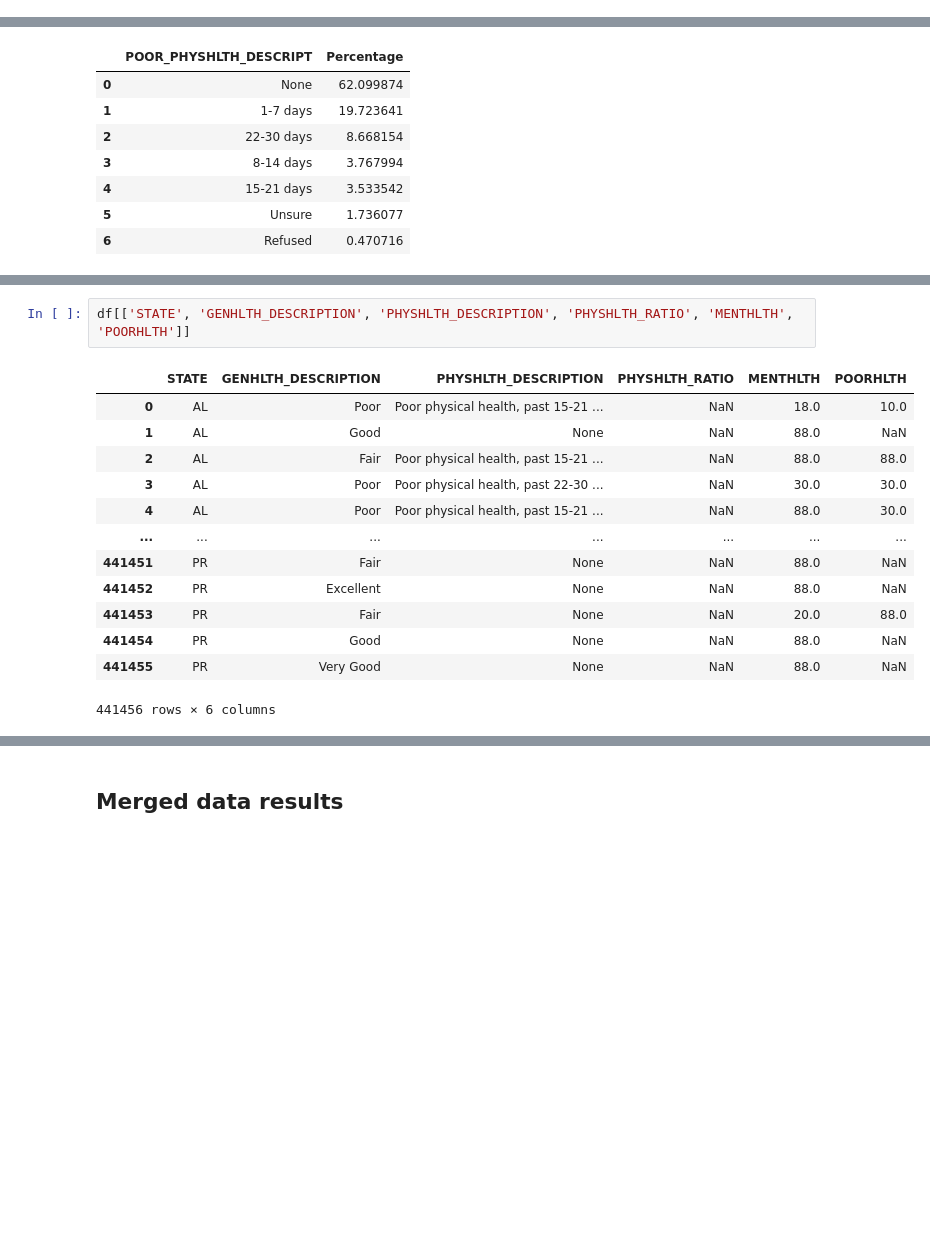
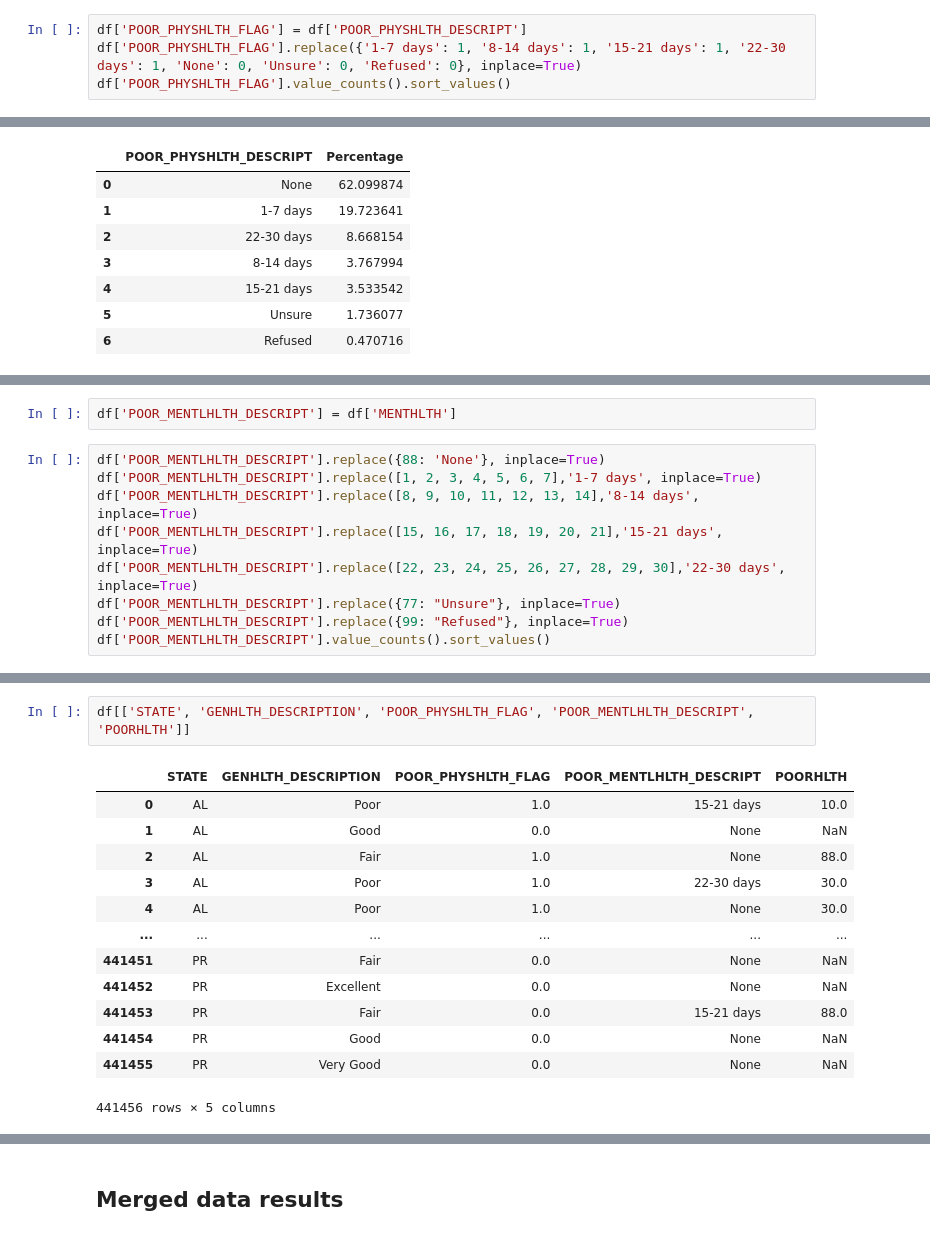
Before and after one commit to veroanalytic/analytics-template, a Jupyter notebook: brfss/brfss-analysis.ipynb, the cells around one changed output, grey strips where cells are left out. Cells and saved outputs as stored; diff of their text form; blank space fills up the shorter version.

Commit message:
created a poor phys flag

```diff
--- a/brfss/brfss-analysis.ipynb
+++ b/brfss/brfss-analysis.ipynb
@@ -393,3 +395,7 @@ Unsure          7664
 1-7 days       87071
 None          274143
 Name: POOR_PHYSHLTH_DESCRIPT, dtype: int64
+# %%
+df['POOR_PHYSHLTH_FLAG'] = df['POOR_PHYSHLTH_DESCRIPT']
+df['POOR_PHYSHLTH_FLAG'].replace({'1-7 days': 1, '8-14 days': 1, '15-21 days': 1, '22-30 days': 1, 'None': 0, 'Unsure': 0, 'Refused': 0}, inplace=True)
+df['POOR_PHYSHLTH_FLAG'].value_counts().sort_values()
@@ -454,0 +458,11 @@ phys_hlth_result_merge
+# %%
+df['POOR_MENTLHLTH_DESCRIPT'] = df['MENTHLTH']
+# %%
+df['POOR_MENTLHLTH_DESCRIPT'].replace({88: 'None'}, inplace=True)
+df['POOR_MENTLHLTH_DESCRIPT'].replace([1, 2, 3, 4, 5, 6, 7],'1-7 days', inplace=True)
+df['POOR_MENTLHLTH_DESCRIPT'].replace([8, 9, 10, 11, 12, 13, 14],'8-14 days', inplace=True)
+df['POOR_MENTLHLTH_DESCRIPT'].replace([15, 16, 17, 18, 19, 20, 21],'15-21 days', inplace=True)
+df['POOR_MENTLHLTH_DESCRIPT'].replace([22, 23, 24, 25, 26, 27, 28, 29, 30],'22-30 days', inplace=True)
+df['POOR_MENTLHLTH_DESCRIPT'].replace({77: "Unsure"}, inplace=True)
+df['POOR_MENTLHLTH_DESCRIPT'].replace({99: "Refused"}, inplace=True)
+df['POOR_MENTLHLTH_DESCRIPT'].value_counts().sort_values()
@@ -455,16 +506,16 @@ phys_hlth_result_merge
 # %%
-df[['STATE', 'GENHLTH_DESCRIPTION', 'PHYSHLTH_DESCRIPTION', 'PHYSHLTH_RATIO', 'MENTHLTH', 'POORHLTH']]
+df[['STATE', 'GENHLTH_DESCRIPTION', 'POOR_PHYSHLTH_FLAG', 'POOR_MENTLHLTH_DESCRIPT', 'POORHLTH']]
 # %% [output]
-|  | STATE | GENHLTH_DESCRIPTION | PHYSHLTH_DESCRIPTION | PHYSHLTH_RATIO | MENTHLTH | POORHLTH |
-| 0 | AL | Poor | Poor physical health, past 15-21 ... | NaN | 18.0 | 10.0 |
-| 1 | AL | Good | None | NaN | 88.0 | NaN |
-| 2 | AL | Fair | Poor physical health, past 15-21 ... | NaN | 88.0 | 88.0 |
-| 3 | AL | Poor | Poor physical health, past 22-30 ... | NaN | 30.0 | 30.0 |
-| 4 | AL | Poor | Poor physical health, past 15-21 ... | NaN | 88.0 | 30.0 |
-| ... | ... | ... | ... | ... | ... | ... |
-| 441451 | PR | Fair | None | NaN | 88.0 | NaN |
-| 441452 | PR | Excellent | None | NaN | 88.0 | NaN |
-| 441453 | PR | Fair | None | NaN | 20.0 | 88.0 |
-| 441454 | PR | Good | None | NaN | 88.0 | NaN |
-| 441455 | PR | Very Good | None | NaN | 88.0 | NaN |
+|  | STATE | GENHLTH_DESCRIPTION | POOR_PHYSHLTH_FLAG | POOR_MENTLHLTH_DESCRIPT | POORHLTH |
+| 0 | AL | Poor | 1.0 | 15-21 days | 10.0 |
+| 1 | AL | Good | 0.0 | None | NaN |
+| 2 | AL | Fair | 1.0 | None | 88.0 |
+| 3 | AL | Poor | 1.0 | 22-30 days | 30.0 |
+| 4 | AL | Poor | 1.0 | None | 30.0 |
+| ... | ... | ... | ... | ... | ... |
+| 441451 | PR | Fair | 0.0 | None | NaN |
+| 441452 | PR | Excellent | 0.0 | None | NaN |
+| 441453 | PR | Fair | 0.0 | 15-21 days | 88.0 |
+| 441454 | PR | Good | 0.0 | None | NaN |
+| 441455 | PR | Very Good | 0.0 | None | NaN |
-441456 rows × 6 columns
+441456 rows × 5 columns
```
Also changed, not shown: parts of 16 cells of this notebook.
